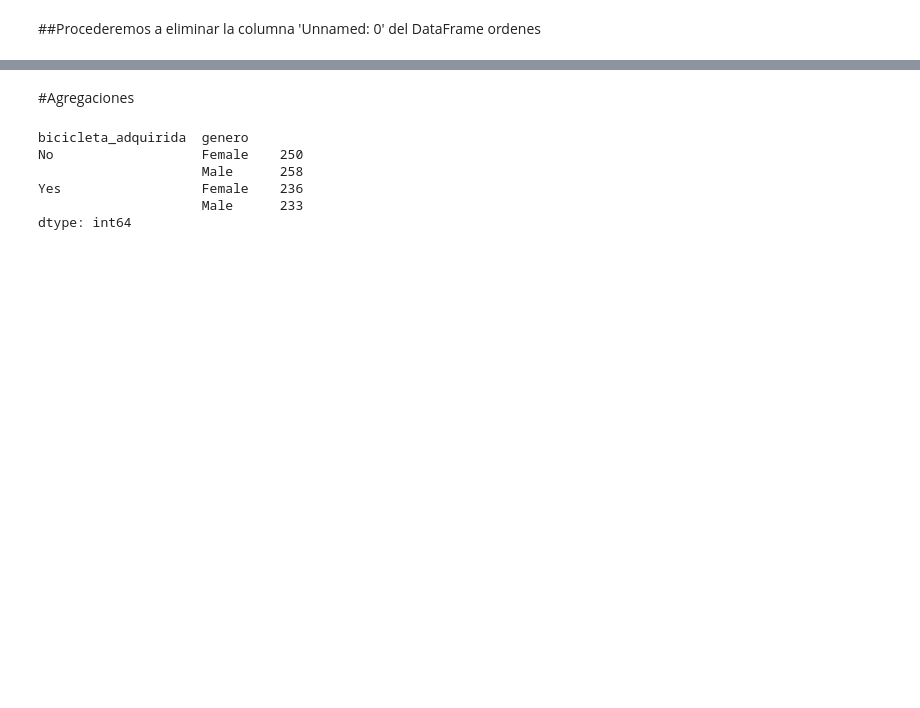
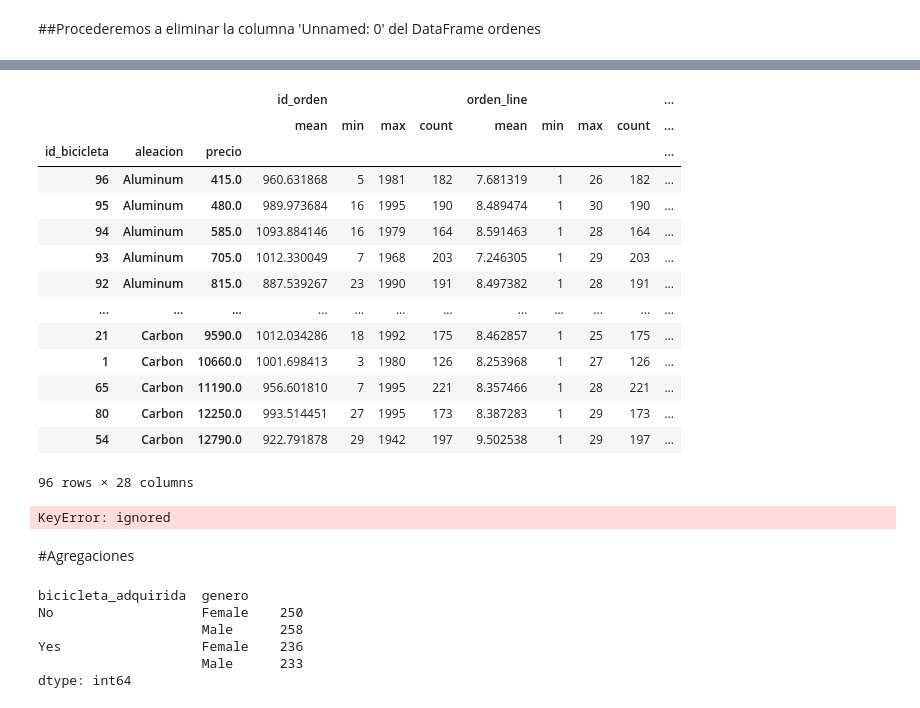
Before and after one commit to hvasquez28/g1-ds_santander-f2-team7-Phyton, a Jupyter notebook: Entrega_Final_Procesamiento_DanielTapia_LuisZanabria_NorbertoPena_HaroldVasquez/ProyectoPhytonGrupo7.ipynb, the cells around one changed output, grey strips where cells are left out. Drawn from its saved outputs; the diff is of its cells as text; code cells hidden in the pictures; blank space fills up the shorter version.

```diff
--- a/Entrega_Final_Procesamiento_DanielTapia_LuisZanabria_NorbertoPena_HaroldVasquez/ProyectoPhytonGrupo7.ipynb
+++ b/Entrega_Final_Procesamiento_DanielTapia_LuisZanabria_NorbertoPena_HaroldVasquez/ProyectoPhytonGrupo7.ipynb
@@ -356,0 +516,4 @@ ordenes.drop(columns='Unnamed: 0',inplace=True)
+# %%
+
+orders_and_bikes = pd.merge(ordenes,bicicletas, left_on='id_bicicleta',right_index=True).sort_index()
+orders_and_bikes
@@ -356,0 +595,22 @@ ordenes.drop(columns='Unnamed: 0',inplace=True)
+# %%
+orders_and_bikes.groupby(['id_bicicleta','aleacion','precio']).agg(['mean','min','max','count']).sort_values(by=['precio'])
+# %% [output]
+|  |  |  | id_orden |  |  |  | orden_line |  |  |  | ... |
+|  |  |  | mean | min | max | count | mean | min | max | count | ... |
+| id_bicicleta | aleacion | precio |  |  |  |  |  |  |  |  | ... |
+| 96 | Aluminum | 415.0 | 960.631868 | 5 | 1981 | 182 | 7.681319 | 1 | 26 | 182 | ... |
+| 95 | Aluminum | 480.0 | 989.973684 | 16 | 1995 | 190 | 8.489474 | 1 | 30 | 190 | ... |
+| 94 | Aluminum | 585.0 | 1093.884146 | 16 | 1979 | 164 | 8.591463 | 1 | 28 | 164 | ... |
+| 93 | Aluminum | 705.0 | 1012.330049 | 7 | 1968 | 203 | 7.246305 | 1 | 29 | 203 | ... |
+| 92 | Aluminum | 815.0 | 887.539267 | 23 | 1990 | 191 | 8.497382 | 1 | 28 | 191 | ... |
+| ... | ... | ... | ... | ... | ... | ... | ... | ... | ... | ... | ... |
+| 21 | Carbon | 9590.0 | 1012.034286 | 18 | 1992 | 175 | 8.462857 | 1 | 25 | 175 | ... |
+| 1 | Carbon | 10660.0 | 1001.698413 | 3 | 1980 | 126 | 8.253968 | 1 | 27 | 126 | ... |
+| 65 | Carbon | 11190.0 | 956.601810 | 7 | 1995 | 221 | 8.357466 | 1 | 28 | 221 | ... |
+| 80 | Carbon | 12250.0 | 993.514451 | 27 | 1995 | 173 | 8.387283 | 1 | 29 | 173 | ... |
+| 54 | Carbon | 12790.0 | 922.791878 | 29 | 1942 | 197 | 9.502538 | 1 | 29 | 197 | ... |
+96 rows × 28 columns
+# %%
+orders_and_bikes.sort_values(osize)
+# %% [output]
+KeyError: ignored
```
Also changed, not shown: parts of 39 cells of this notebook.
